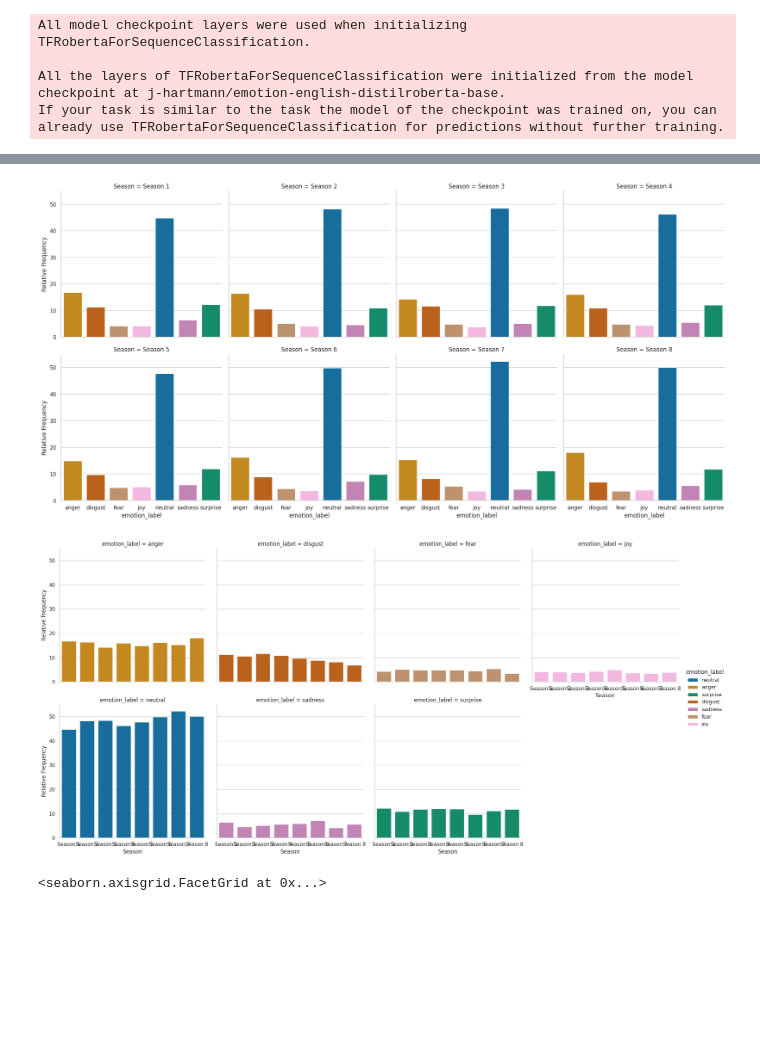
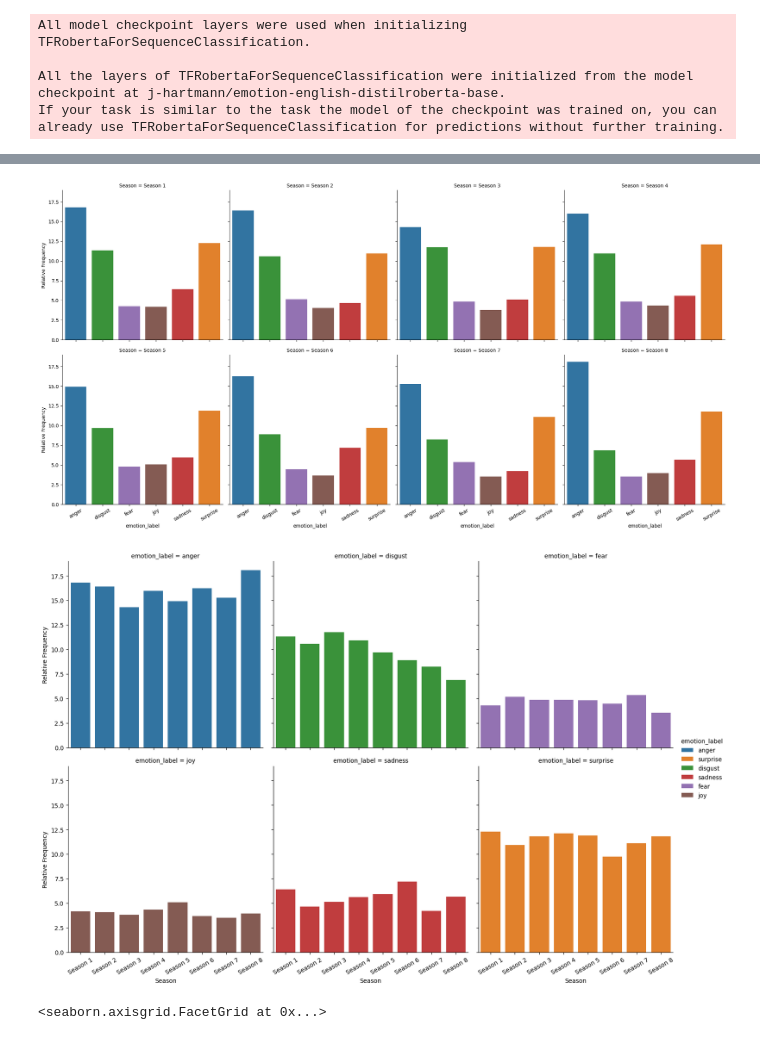
Before and after one commit to lrahbek/cds-lang-assignments, a Jupyter notebook: assignment-4/src/a4_notes.ipynb, the cells around one changed output, grey strips where cells are left out. Drawn from its saved outputs; the diff is of its cells as text; code cells hidden in the pictures; blank space fills up the shorter version.

Commit message:
new plots

```diff
--- a/assignment-4/src/a4_notes.ipynb
+++ b/assignment-4/src/a4_notes.ipynb
@@ -111,28 +73,2 @@ data_counts
-# %%
-def plot_emotions(data_counts):
-    sns.set_theme(style = "whitegrid", palette="colorblind")
-    sns.catplot(data_counts,
-                x= "emotion_label",
-                y = "Relative Frequency",
-                hue = "emotion_label",
-                col = "Season",
-                kind = "bar",
-                col_wrap = 4,
-                col_order = ["Season 1", "Season 2", "Season 3", "Season 4", "Season 5", "Season 6", "Season 7", "Season 8"],
-                fill = True,
-                order = ["anger", "disgust", "fear", "joy", "neutral", "sadness", "surprise"]
-                )
-    plt.savefig("../out/emotions_per_season.png")
-
-    sns.catplot(data_counts,
-                x= "Season",
-                y = "Relative Frequency",
-                hue = "emotion_label",
-                col = "emotion_label",
-                kind = "bar",
-                col_wrap = 4,
-                order = ["Season 1", "Season 2", "Season 3", "Season 4", "Season 5", "Season 6", "Season 7", "Season 8"],
-                fill = True,
-                col_order = ["anger", "disgust", "fear", "joy", "neutral", "sadness", "surprise"]
-                )
-    plt.savefig("../out/season_per_emotion.png")
+# %%
+data_counts_nn = data_counts[data_counts["emotion_label"] != "neutral"]
@@ -139,8 +135,8 @@ def plot_emotions(data_counts):
 # %%
-plot_emotions(data_counts)
+plot_emotions(data_counts, "remove_neutral")
 # %% [output]
-[figure, old version]
+[figure, new version]
-[figure, old version]
+[figure, new version]
 # %%
 sns.set_theme(style = "whitegrid", palette="colorblind")
 sns.catplot(data_counts,
```
Also changed, not shown: parts of 4 cells of this notebook, 4 other files.
